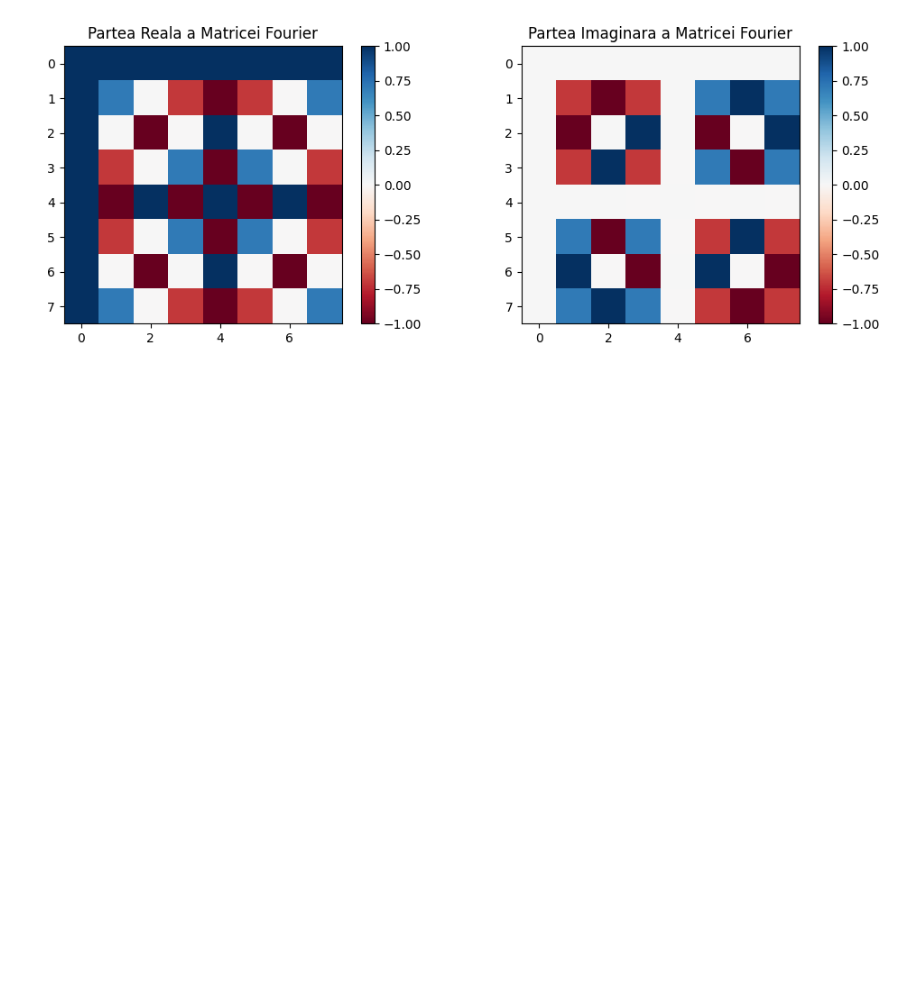
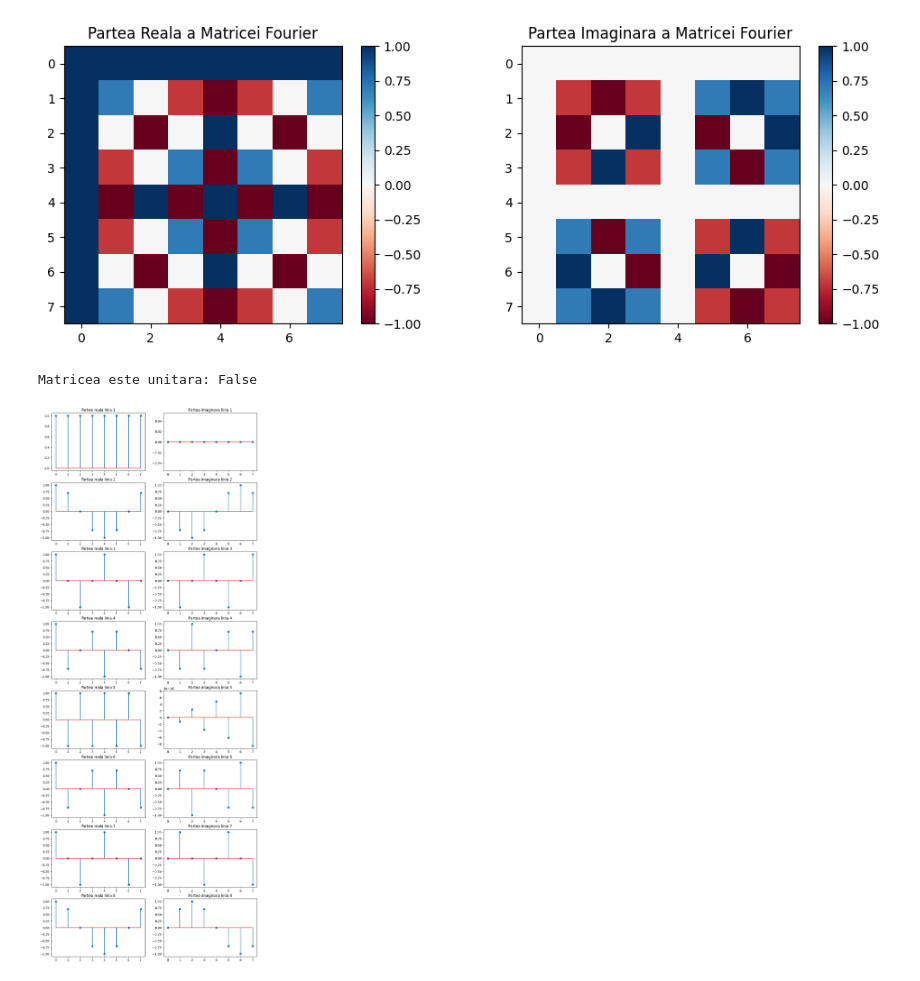
Before and after one commit to nicugnm/ProcesareaSemnalelor, a Jupyter notebook: lab3.ipynb, the cells around one changed output. Cells and saved outputs as stored; diff of their text form; code cells hidden in the pictures; blank space fills up the shorter version.

```diff
--- a/lab3.ipynb
+++ b/lab3.ipynb
@@ -56,15 +55,21 @@ plt.show()
   -4.90477700e-16-1.00000000e+00j  7.07106781e-01-7.07106781e-01j]]
 [figure]
 # %%
-#
-# def fourier_x(w, N):
-#     sum = 0
-#     for i in range(0, N):
-#         x = math.cos(2 * PI * w * i * vals[i])
-#         sum = sum + x * E ** (-2 * PI * 1j * i * w)/ N
-#
-#     return sum
-# result = fourier_x(w, N)
-#
-# print(type(result))
+fig, axs = plt.subplots(8, 2, figsize=(12, 4*8))
+
+for i in range(8):
+    axs[i, 0].stem(range(8), matrix[i, :].real)
+    axs[i, 0].set_title(f"Partea reala linia {i+1}")
+    axs[i, 1].stem(range(8), matrix[i, :].imag)
+    axs[i, 1].set_title(f"Partea imaginara linia {i+1}")
+
+conjugate = matrix.conj()
+matrix_transpose = conjugate.T
+
+is_unitary = np.allclose(np.dot(matrix_transpose, matrix), np.eye(N), rtol=1e-6)
+
+print("Matricea este unitara:", is_unitary)
+# %% [output]
+Matricea este unitara: False
+[figure, added]
 # %%
```
Also changed, not shown: parts of 3 cells of this notebook.
